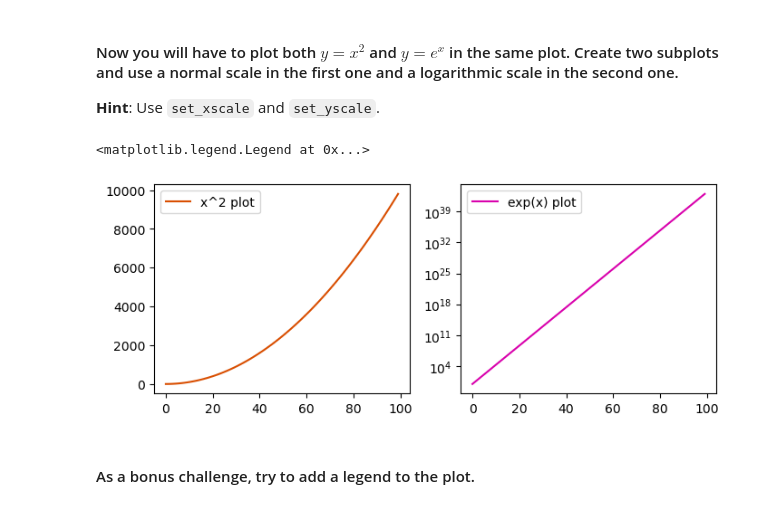
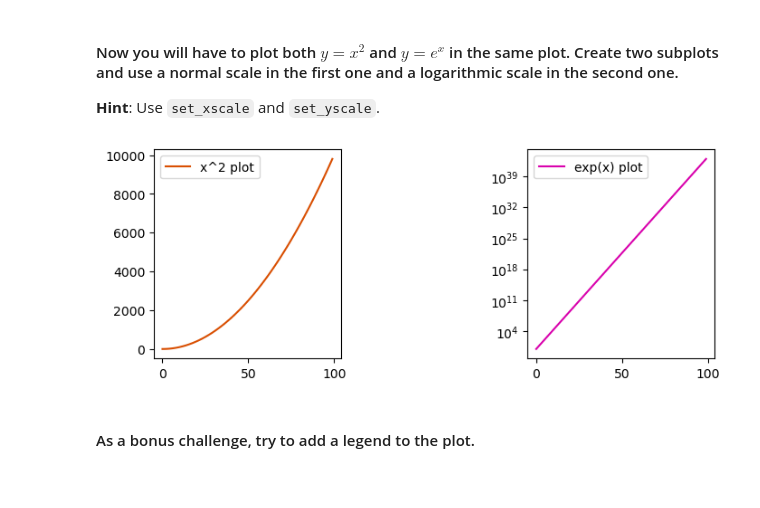
Before and after one commit to gmilman/Lab_exercises, a Jupyter notebook: module_2/Lab_1_Matplotlib-and-Seaborn/main.ipynb, the cells around one changed output. Cells and saved outputs as stored; diff of their text form; code cells hidden in the pictures.

```diff
--- a/module_2/Lab_1_Matplotlib-and-Seaborn/main.ipynb
+++ b/module_2/Lab_1_Matplotlib-and-Seaborn/main.ipynb
@@ -66,19 +68,19 @@ If you want, try to add a title to the plot or even axes labels. You can also pl
 # %%
 # your code here
 y1=x**2
 y2=[math.exp(x) for x in x]
 
 
 fig2, axes=plt.subplots(nrows=1, ncols=2, figsize = (8,3))
 axes[0].plot(x,y1, color='#d94f02', label='x^2 plot')
 #plt.legend()
 axes[1].plot(x,y2, color='#d902ad', label='exp(x) plot')
 plt.yscale('log')
 axes[0].legend()
 axes[1].legend()
+fig2.subplots_adjust(wspace=1)
 # %% [output]
-<matplotlib.legend.Legend at 0x...>
-[figure, old version]
+[figure, new version]
 # %% [markdown]
 #### As a bonus challenge, try to add a legend to the plot.
 # %%
```
Also changed, not shown: parts of 44 cells of this notebook, 14 other files.
